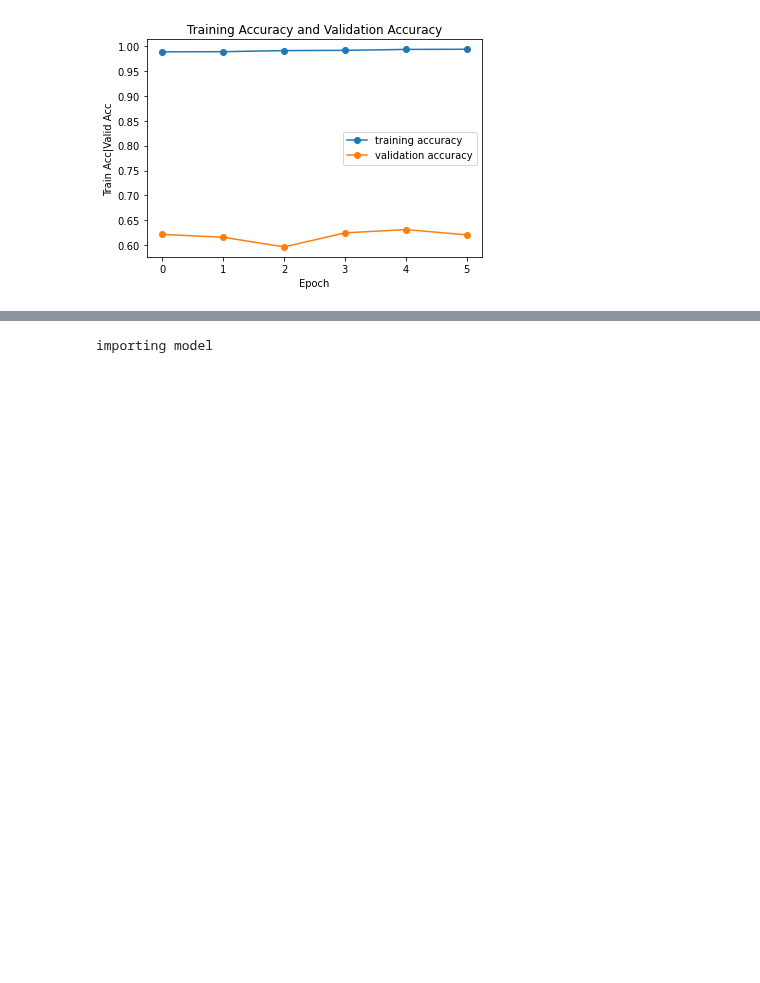
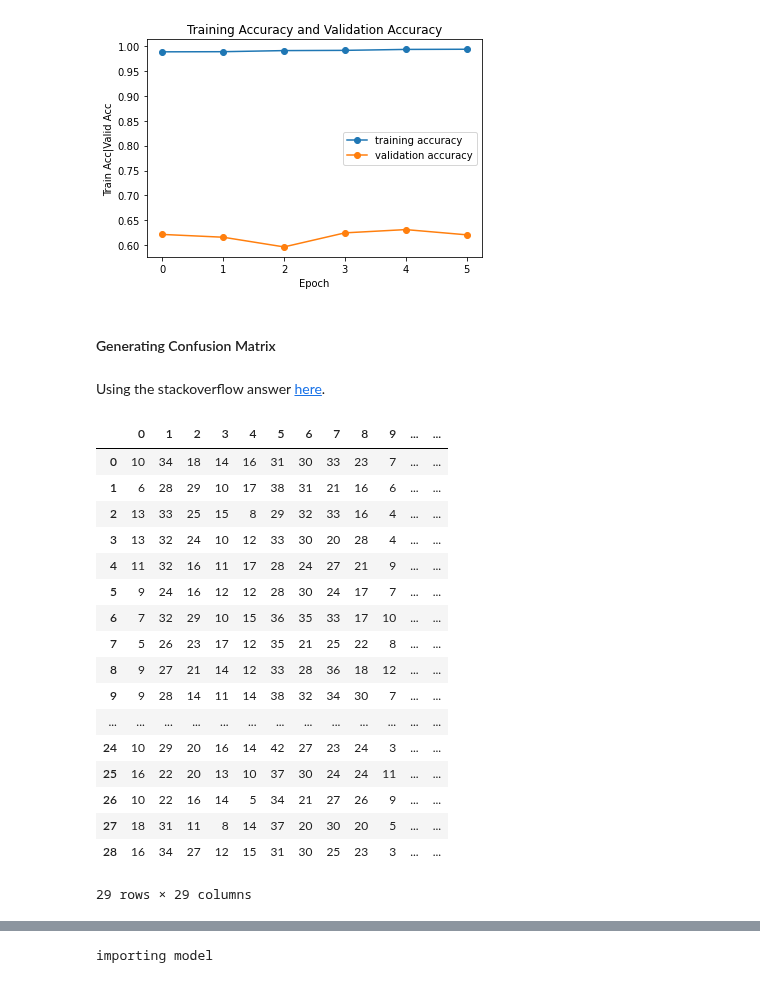
Before and after one commit to Windblown-Marionette/fingerspelling-text, a Jupyter notebook: Fingerspelling-CNN-3-Exploring-Model-Improvements-and-Training-Models.ipynb, the cells around one changed output, grey strips where cells are left out. Saved outputs shown, nothing was run; the diff lists cells and outputs as text; code cells hidden in the pictures; blank space fills up the shorter version.

```diff
--- a/Fingerspelling-CNN-3-Exploring-Model-Improvements-and-Training-Models.ipynb
+++ b/Fingerspelling-CNN-3-Exploring-Model-Improvements-and-Training-Models.ipynb
@@ -1339,3 +1339,36 @@ plt.ylabel('Train Acc|Valid Acc')
 plt.show()
 # %% [output]
 [figure]
+# %% [markdown]
+#### Generating Confusion Matrix
+# %% [markdown]
+Using the stackoverflow answer [here](https://stackoverflow.com/questions/50825936/confusion-matrix-on-images-in-cnn-keras).
+# %%
+test_steps_per_epoch = numpy.math.ceil(test_data.samples / test_data.batch_size)
+
+prediction = model.predict_generator(test_data, steps = test_steps_per_epoch)
+test_pred = prediction.argmax(axis=1)
+
+test_true = test_data.classes
+
+
+pd.DataFrame(confusion_matrix(test_true,test_pred))
+# %% [output]
+|  | 0 | 1 | 2 | 3 | 4 | 5 | 6 | 7 | 8 | 9 | ... | ... |
+| 0 | 10 | 34 | 18 | 14 | 16 | 31 | 30 | 33 | 23 | 7 | ... | ... |
+| 1 | 6 | 28 | 29 | 10 | 17 | 38 | 31 | 21 | 16 | 6 | ... | ... |
+| 2 | 13 | 33 | 25 | 15 | 8 | 29 | 32 | 33 | 16 | 4 | ... | ... |
+| 3 | 13 | 32 | 24 | 10 | 12 | 33 | 30 | 20 | 28 | 4 | ... | ... |
+| 4 | 11 | 32 | 16 | 11 | 17 | 28 | 24 | 27 | 21 | 9 | ... | ... |
+| 5 | 9 | 24 | 16 | 12 | 12 | 28 | 30 | 24 | 17 | 7 | ... | ... |
+| 6 | 7 | 32 | 29 | 10 | 15 | 36 | 35 | 33 | 17 | 10 | ... | ... |
+| 7 | 5 | 26 | 23 | 17 | 12 | 35 | 21 | 25 | 22 | 8 | ... | ... |
+| 8 | 9 | 27 | 21 | 14 | 12 | 33 | 28 | 36 | 18 | 12 | ... | ... |
+| 9 | 9 | 28 | 14 | 11 | 14 | 38 | 32 | 34 | 30 | 7 | ... | ... |
+| ... | ... | ... | ... | ... | ... | ... | ... | ... | ... | ... | ... | ... |
+| 24 | 10 | 29 | 20 | 16 | 14 | 42 | 27 | 23 | 24 | 3 | ... | ... |
+| 25 | 16 | 22 | 20 | 13 | 10 | 37 | 30 | 24 | 24 | 11 | ... | ... |
+| 26 | 10 | 22 | 16 | 14 | 5 | 34 | 21 | 27 | 26 | 9 | ... | ... |
+| 27 | 18 | 31 | 11 | 8 | 14 | 37 | 20 | 30 | 20 | 5 | ... | ... |
+| 28 | 16 | 34 | 27 | 12 | 15 | 31 | 30 | 25 | 23 | 3 | ... | ... |
+29 rows × 29 columns
```
Also changed, not shown: parts of 13 cells of this notebook, 1 other file.
